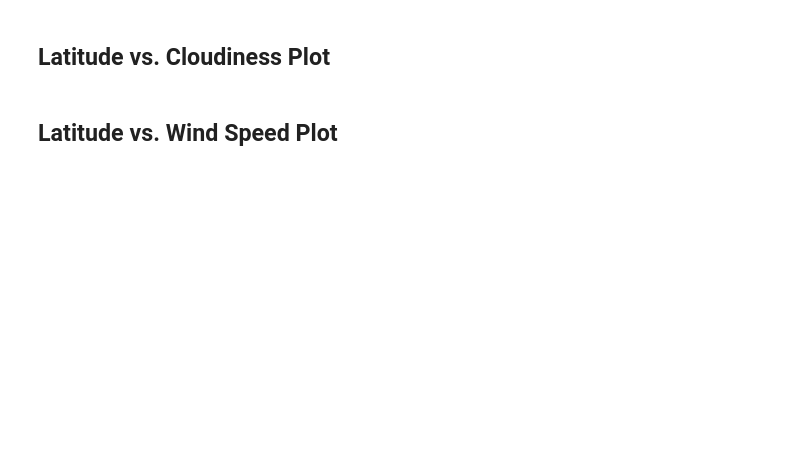
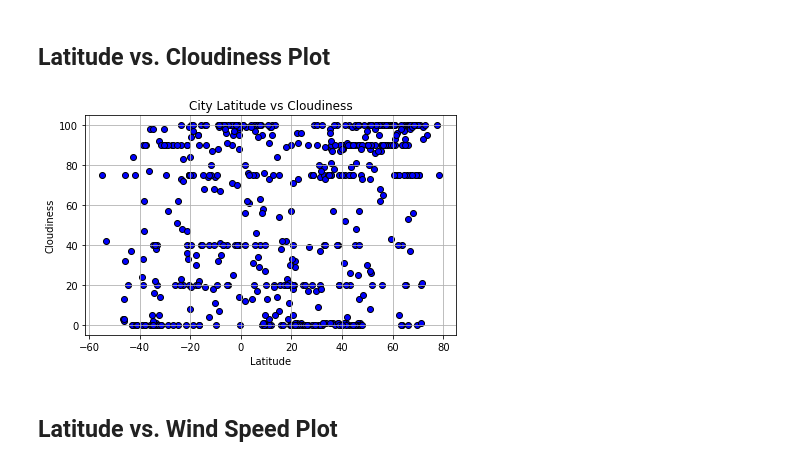
Before and after one commit to skunnath2020/python-api-challenge, a Jupyter notebook: WeatherPy/WeatherPy.ipynb, the cells around one changed output. Saved outputs shown, nothing was run; the diff lists cells and outputs as text; code cells hidden in the pictures; blank space fills up the shorter version.

```diff
--- a/WeatherPy/WeatherPy.ipynb
+++ b/WeatherPy/WeatherPy.ipynb
@@ -163,4 +199,18 @@ Skip this step if there are no cities that have humidity > 100%.
 # %% [markdown]
 ## Latitude vs. Cloudiness Plot
+# %%
+x_val=clean_city_data["Lat"]
+y_val=clean_city_data["Cloudiness"]
+plt.scatter(x_val,
+            y_val,
+            facecolors='blue',
+            edgecolors='black')
+plt.title("City Latitude vs Cloudiness")
+plt.xlabel("Latitude")
+plt.ylabel("Cloudiness")
+plt.tight_layout()
+plt.grid()
+# %% [output]
+[figure, added]
 # %% [markdown]
 ## Latitude vs. Wind Speed Plot
```
Also changed, not shown: parts of 9 cells of this notebook.
